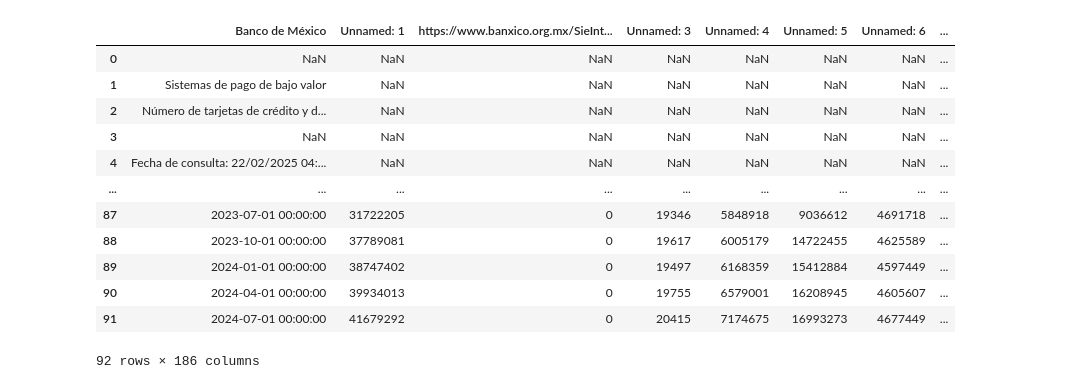
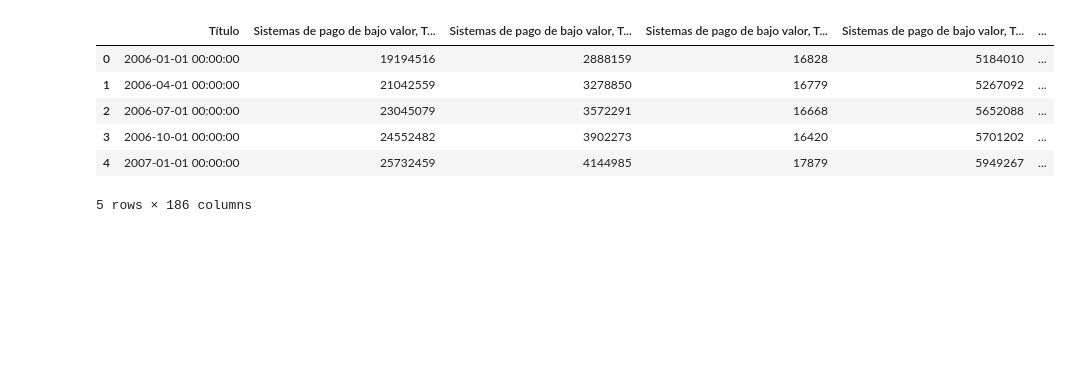
Before and after one commit to heritaco/Data-Mining, a Jupyter notebook: 03-Tasas-de-Interes-al-Consumo/02-explore-data.ipynb, the cells around one changed output. Saved outputs shown, nothing was run; the diff lists cells and outputs as text; code cells hidden in the pictures; blank space fills up the shorter version.

```diff
--- a/03-Tasas-de-Interes-al-Consumo/02-explore-data.ipynb
+++ b/03-Tasas-de-Interes-al-Consumo/02-explore-data.ipynb
@@ -29 +1,31 @@ df11 = dataframes['df11']
+# %%
+import os
+import pandas as pd
+
+directory = r'Datos\\Series-csv'
+
+# !!!!!!!!!!!!!! Tenia un codigo muy feo y le pedi a chat ayuda para que se viera mas bonito !!!!!!!!!!!!!!
+
+# Dictionary to store dataframes
+dataframes = {}
+
+# Iterate over all files in the directory
+for i, filename in enumerate(os.listdir(directory), start=1):
+    file_path = os.path.join(directory, filename)
+    dataframes[f'df{i}'] = pd.read_csv(file_path)
+
+# Extract specific dataframes
+dfs = [dataframes[f'df{i}'] for i in range(1, 12)] # Hay 11 archivos
+
+# Function to clean dataframe
+def clean_dataframe(df):
+    df = df.drop([0, 1, 2, 3, 4, 5, 6, 7, 9, 10, 11, 12, 13, 14, 15, 16]).reset_index(drop=True) # Solo usan la fila 8, borro hasta que hay datos y reseteo el index
+    df.columns = df.iloc[0] # La primera fila es el nombre de las columnas
+    return df.drop([0]).reset_index(drop=True) # Borro la primera fila y reseteo el index
+
+# Clean all dataframes
+dfs = [clean_dataframe(df) for df in dfs]
+
+# Assign cleaned dataframes back to individual variables
+df1, df2, df3, df4, df5, df6, df7, df8, df9, df10, df11 = dfs
 # %%
@@ -45,17 +40,11 @@ df1
 # %%
-df2
+df2.head()
 # %% [output]
-|  | Banco de México | Unnamed: 1 | https://www.banxico.org.mx/SieInt... | Unnamed: 3 | Unnamed: 4 | Unnamed: 5 | Unnamed: 6 | ... |
-| 0 | NaN | NaN | NaN | NaN | NaN | NaN | NaN | ... |
-| 1 | Sistemas de pago de bajo valor | NaN | NaN | NaN | NaN | NaN | NaN | ... |
-| 2 | Número de tarjetas de crédito y d... | NaN | NaN | NaN | NaN | NaN | NaN | ... |
-| 3 | NaN | NaN | NaN | NaN | NaN | NaN | NaN | ... |
-| 4 | Fecha de consulta: 22/02/2025 04:... | NaN | NaN | NaN | NaN | NaN | NaN | ... |
-| ... | ... | ... | ... | ... | ... | ... | ... | ... |
-| 87 | 2023-07-01 00:00:00 | 31722205 | 0 | 19346 | 5848918 | 9036612 | 4691718 | ... |
-| 88 | 2023-10-01 00:00:00 | 37789081 | 0 | 19617 | 6005179 | 14722455 | 4625589 | ... |
-| 89 | 2024-01-01 00:00:00 | 38747402 | 0 | 19497 | 6168359 | 15412884 | 4597449 | ... |
-| 90 | 2024-04-01 00:00:00 | 39934013 | 0 | 19755 | 6579001 | 16208945 | 4605607 | ... |
-| 91 | 2024-07-01 00:00:00 | 41679292 | 0 | 20415 | 7174675 | 16993273 | 4677449 | ... |
+|  | Título | Sistemas de pago de bajo valor, T... | Sistemas de pago de bajo valor, T... | Sistemas de pago de bajo valor, T... | Sistemas de pago de bajo valor, T... | ... |
+| 0 | 2006-01-01 00:00:00 | 19194516 | 2888159 | 16828 | 5184010 | ... |
+| 1 | 2006-04-01 00:00:00 | 21042559 | 3278850 | 16779 | 5267092 | ... |
+| 2 | 2006-07-01 00:00:00 | 23045079 | 3572291 | 16668 | 5652088 | ... |
+| 3 | 2006-10-01 00:00:00 | 24552482 | 3902273 | 16420 | 5701202 | ... |
+| 4 | 2007-01-01 00:00:00 | 25732459 | 4144985 | 17879 | 5949267 | ... |
-92 rows × 186 columns
+5 rows × 186 columns
 # %%
```
Also changed, not shown: parts of 11 cells of this notebook, 5 other files.
